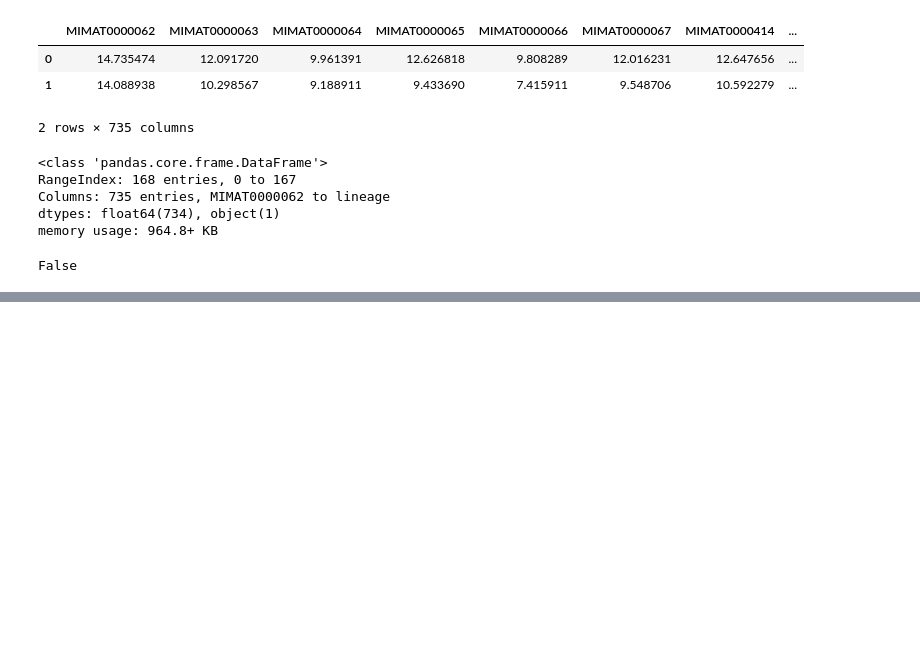
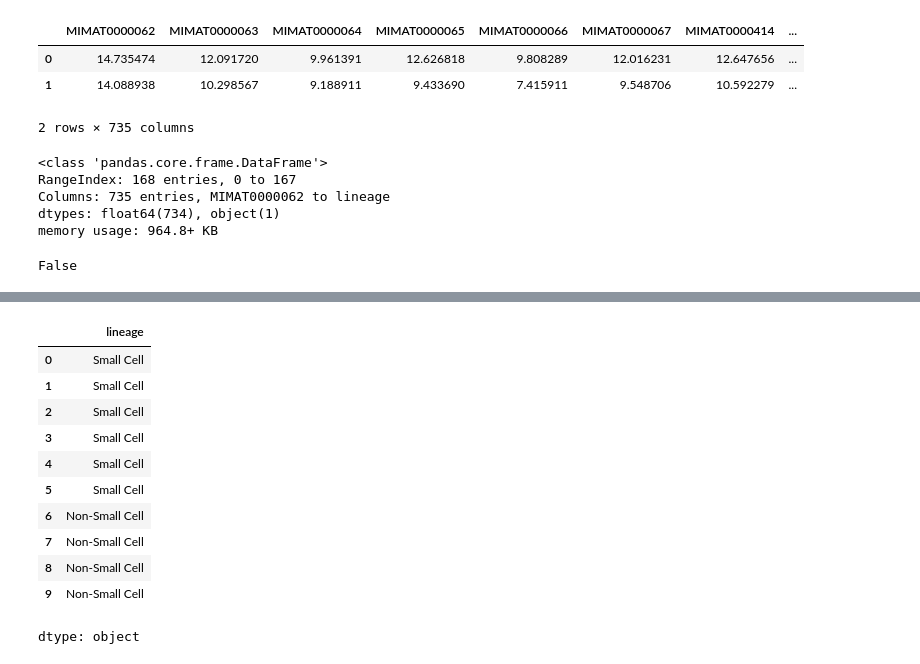
Before and after one commit to gc2321/ztm_pytorch, a Jupyter notebook: miRNA_classification.ipynb, the cells around one changed output, grey strips where cells are left out. Saved outputs shown, nothing was run; the diff lists cells and outputs as text; code cells hidden in the pictures; blank space fills up the shorter version.

```diff
--- a/miRNA_classification.ipynb
+++ b/miRNA_classification.ipynb
@@ -99,0 +120,15 @@ X_test = scaler.transform(X_test)
+# %%
+y[:10]
+# %% [output]
+|  | lineage |
+| 0 | Small Cell |
+| 1 | Small Cell |
+| 2 | Small Cell |
+| 3 | Small Cell |
+| 4 | Small Cell |
+| 5 | Small Cell |
+| 6 | Non-Small Cell |
+| 7 | Non-Small Cell |
+| 8 | Non-Small Cell |
+| 9 | Non-Small Cell |
+dtype: object
```
Also changed, not shown: parts of 2 cells of this notebook.
